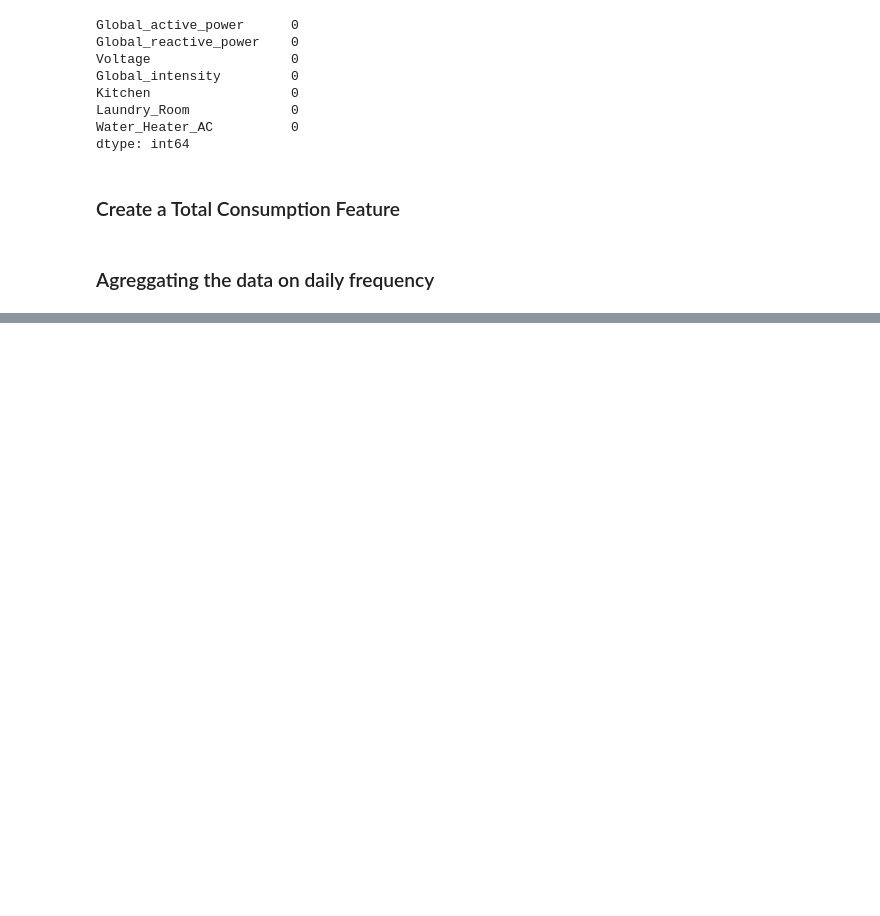
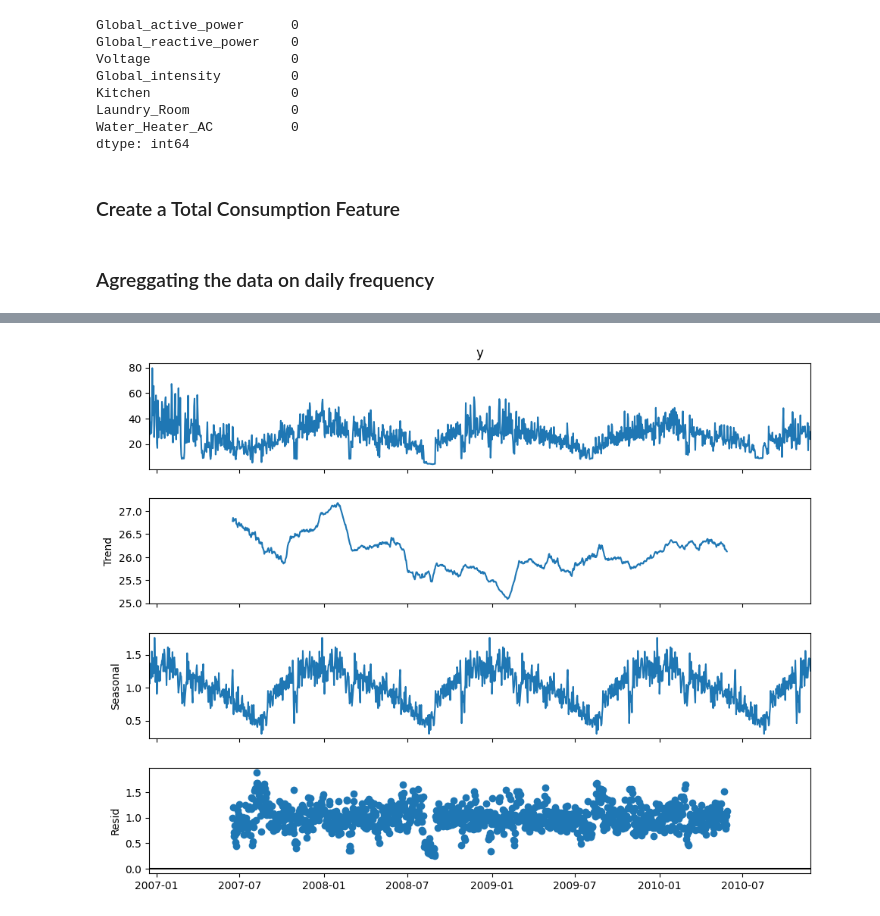
Before and after one commit to mouadsifaw/Electricity-Consumption-Forcast, a Jupyter notebook: notebooks/Feature_Engineering.ipynb, the cells around one changed output, grey strips where cells are left out. Drawn from its saved outputs; the diff is of its cells as text; code cells hidden in the pictures; blank space fills up the shorter version.

Commit message:
model training

```diff
--- a/notebooks/Feature_Engineering.ipynb
+++ b/notebooks/Feature_Engineering.ipynb
@@ -142,0 +129,11 @@ plt.show()
+# %%
+# Seasonal Decomposition Plots for Revenue Data
+# Multiplicative model type, with daily seasonality (365 days)
+decomposition = seasonal_decompose(df_daily['y'],
+                                   model = 'mul',
+                                   period = 365)
+fig = decomposition.plot()
+fig.set_size_inches(10,8)
+plt.show()
+# %% [output]
+[figure, added]
```
Also changed, not shown: parts of 32 cells of this notebook, 10 other files.
